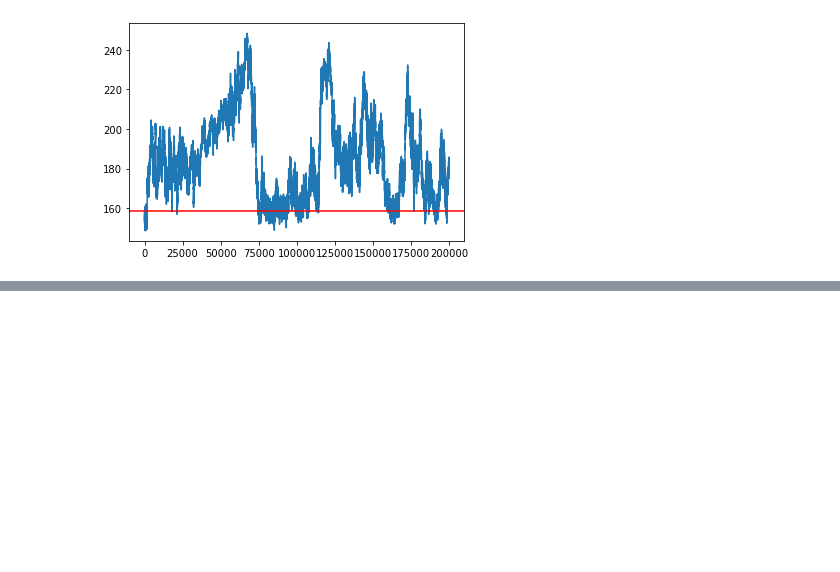
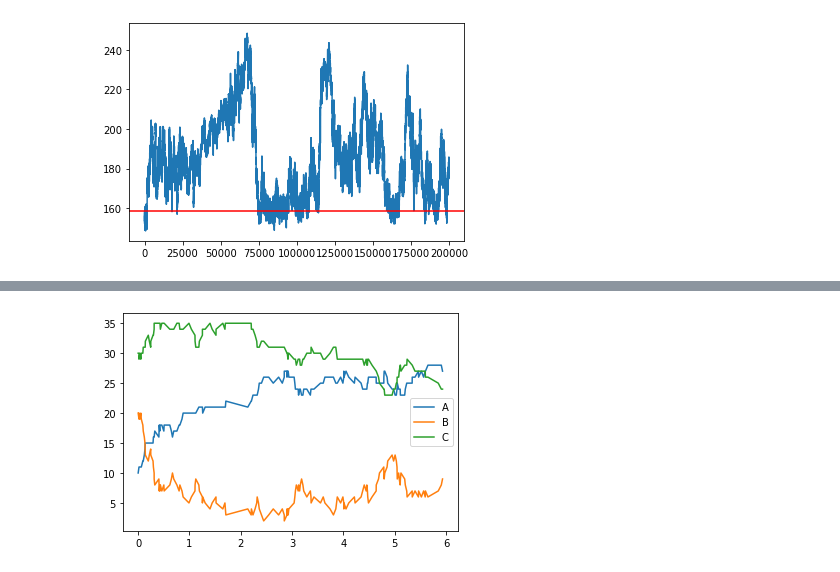
Before and after one commit to WangHaiYang874/ABC22, a Jupyter notebook: non-abc abc copy.ipynb, the cells around one changed output, grey strips where cells are left out. Cells and saved outputs as stored; diff of their text form; code cells hidden in the pictures; blank space fills up the shorter version.

```diff
--- a/non-abc abc copy.ipynb
+++ b/non-abc abc copy.ipynb
@@ -308,0 +319,6 @@ plt.axhline(log_likelihood(true_state), color='r', label='true state')
+# %%
+for i in range(3):
+    plt.plot(t,true_state[i+1], label=model.index2chemical[i])
+plt.legend();
+# %% [output]
+[figure, added]
```
Also changed, not shown: parts of 2 cells of this notebook.
